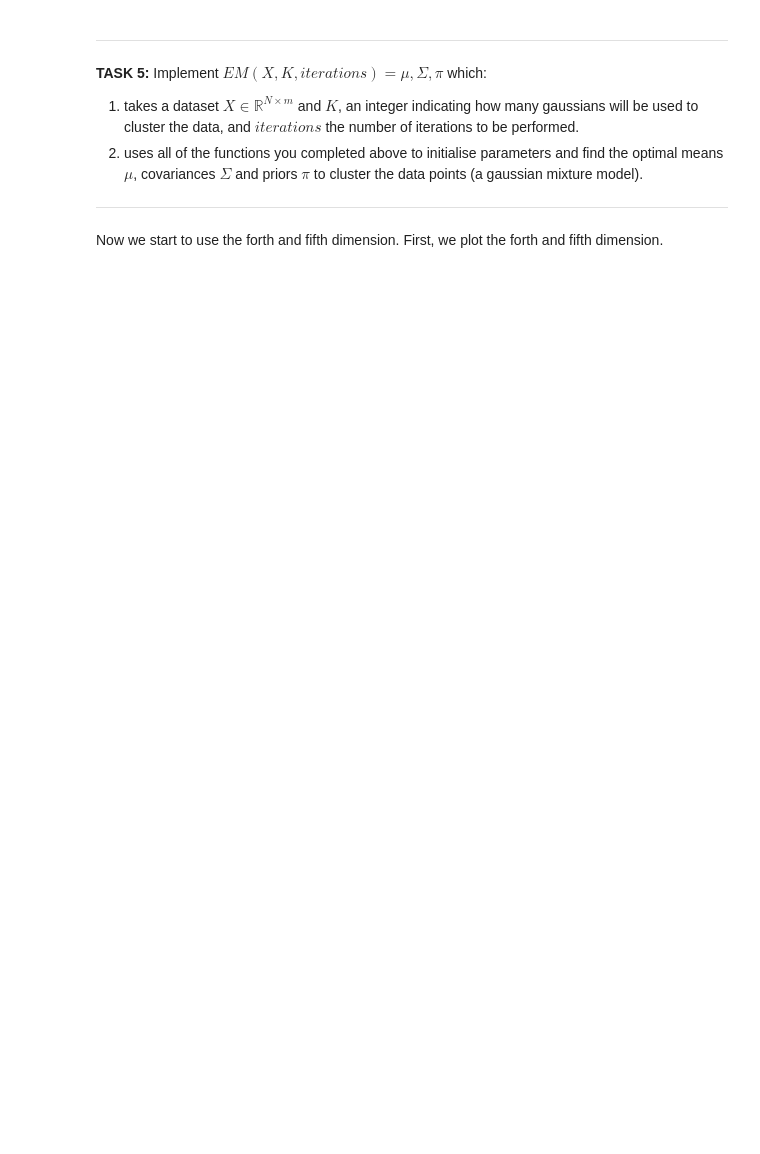
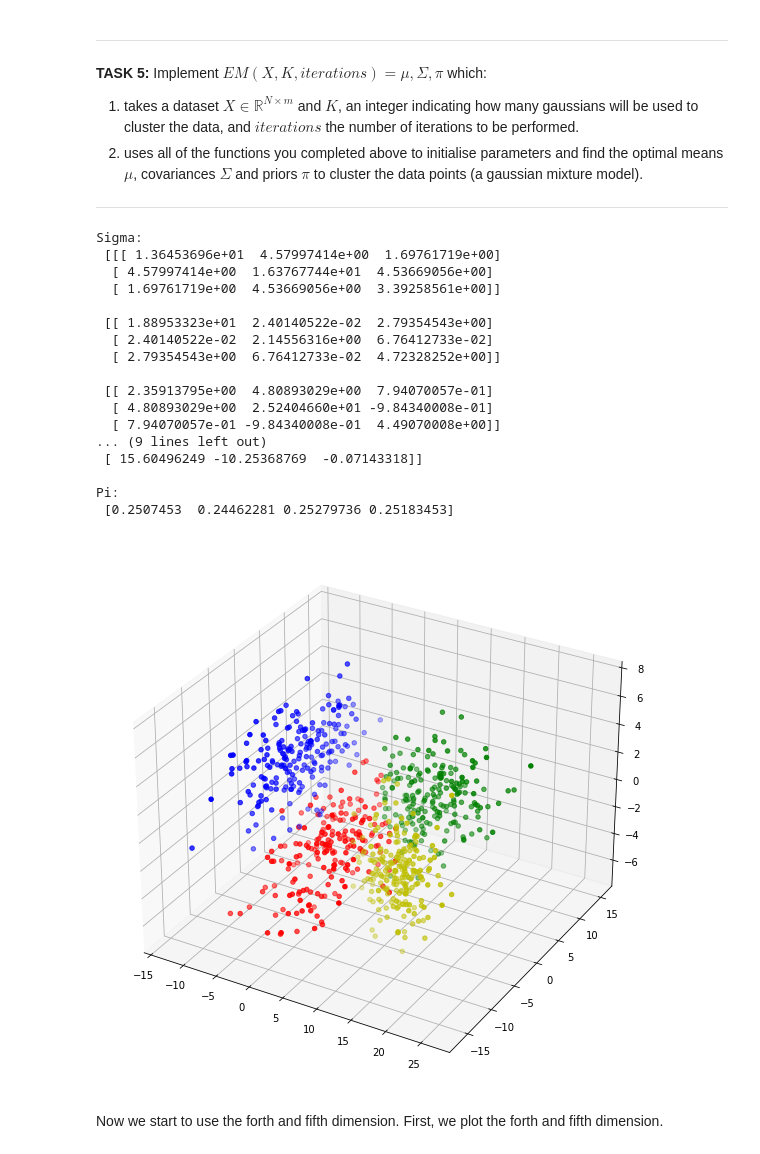
Before and after one commit to itsyuxuan/comp3670-2021-ass3, a Jupyter notebook: u6828533.ipynb, the cells around one changed output. Saved outputs shown, nothing was run; the diff lists cells and outputs as text; code cells hidden in the pictures; blank space fills up the shorter version.

```diff
--- a/u6828533.ipynb
+++ b/u6828533.ipynb
@@ -137,8 +226,22 @@ print(responsibilities)
 ---
 # %%
 def M_step(r, X):
-    # YOUR CODE HERE
+    # Each cluster's total allocated responsibility
+    nk = np.sum(r, axis=0)
+
+    # Means update
+    mu = np.dot(np.transpose(r), X) / nk.reshape(len(nk), 1)
+
+    # Covariances update
+    sigma = np.array([np.dot(r[: , k] * np.transpose(X - mu[k]), X - mu[k]) / nk[k]
+        for k in range(r.shape[1])
+    ])
+
+    # Weights update
+    pi = nk / X.shape[0]
+
     return mu, sigma, pi
+
 
 mu, sigma, pi = M_step(responsibilities, X[:, :3])
 print('\nSigma: \n', sigma)
@@ -154,7 +275,9 @@ In other words, ${arg max}_k \left(p(x \mid \mu_k, \Sigma_k)\pi_k \right)$.
 ---
 # %%
 def classify(pi, mu, sigma, x):
-    # YOUR CODE HERE
-    return -1
+    return np.argmax([multivariate_normal(mu[k], sigma[k]).pdf(x) * pi[k]
+        for k in range(len(pi))
+    ])
 
-print(classify(pi, mu, sigma, X[270, :3]))
+
+print(classify(pi, mu, sigma, X[270, : 3]))
@@ -168,34 +293,66 @@ print(classify(pi, mu, sigma, X[270, :3]))
 ---
 # %%
 def EM(X, K, iterations):
-    # YOUR CODE HERE
+    # Initialize parameters
+    sigma, mu, pi = initialise_parameters(X, K)
+
+    # Repeat until convergence
+    for _ in range(iterations):
+
+        # E-step: evaluate responsibilities for evry data point using current parameters
+        responsibilities = E_step(pi, mu, sigma, X)
+
+        # M-step: re-estimate parameters using the current responsibilities
+        mu, sigma, pi = M_step(responsibilities, X)
+
     return mu, sigma, pi
 
 
-#Test code. Leave it aloooooone!
+# Test code. Leave it aloooooone!
 iterations = 30
 K = 4
 mu_1, sigma_1, pi_1 = EM(X[:, :3], K, iterations)
 print('\nSigma: \n', sigma_1)
 print('\nMu: \n', mu_1)
 print('\nPi: \n', pi_1)
+
 
 def allocator(pi, mu, sigma, X, k):
     N = X.shape[0]
     cluster = []
     for ix in range(N):
         prospective_k = classify(pi, mu, sigma, X[ix, :])
         if prospective_k == k:
             cluster.append(X[ix, :])
     return np.asarray(cluster)
 
+
 colours = ['r', 'g', 'b', 'y']
 fig = plt.figure(figsize=(16, 10))
 ax = fig.add_subplot(111, projection='3d')
 for k in range(K):
     cluster = allocator(pi_1, mu_1, sigma_1, X[:, :3], k)
-    ax.scatter(cluster[:,0], cluster[:,1], cluster[:, 2], c=colours[k])
+    ax.scatter(cluster[:, 0], cluster[:, 1], cluster[:, 2], c=colours[k])
 plt.show()
+# %% [output]
+Sigma:
+ [[[ 1.36453696e+01  4.57997414e+00  1.69761719e+00]
+  [ 4.57997414e+00  1.63767744e+01  4.53669056e+00]
+  [ 1.69761719e+00  4.53669056e+00  3.39258561e+00]]
+
+ [[ 1.88953323e+01  2.40140522e-02  2.79354543e+00]
+  [ 2.40140522e-02  2.14556316e+00  6.76412733e-02]
+  [ 2.79354543e+00  6.76412733e-02  4.72328252e+00]]
+
+ [[ 2.35913795e+00  4.80893029e+00  7.94070057e-01]
+  [ 4.80893029e+00  2.52404660e+01 -9.84340008e-01]
+  [ 7.94070057e-01 -9.84340008e-01  4.49070008e+00]]
+... (9 lines left out)
+ [ 15.60496249 -10.25368769  -0.07143318]]
+
+Pi:
+ [0.2507453  0.24462281 0.25279736 0.25183453]
+[figure, added]
 # %% [markdown]
 Now we start to use the forth and fifth dimension. First, we plot the forth and fifth dimension.
 # %%
```
Also changed, not shown: parts of 15 cells of this notebook, 3 other files.
